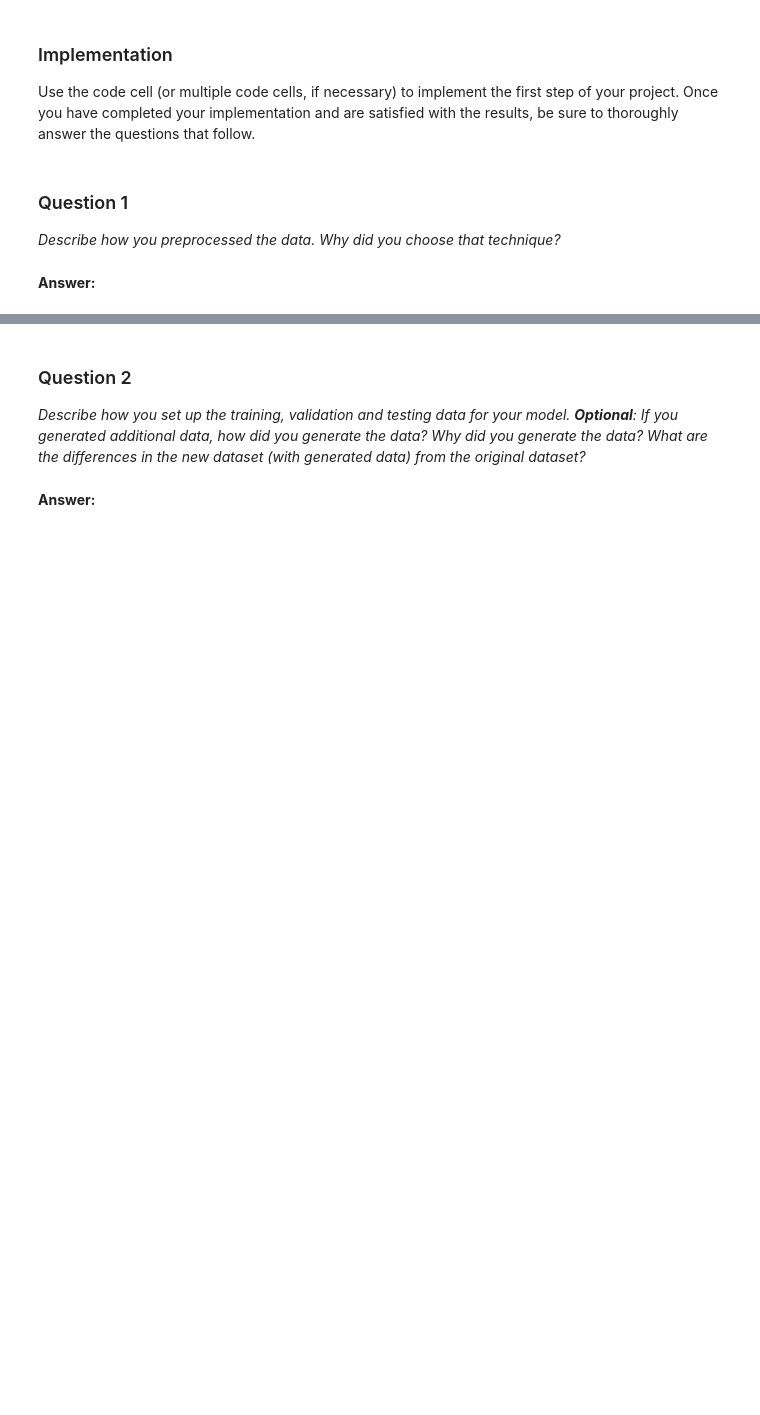
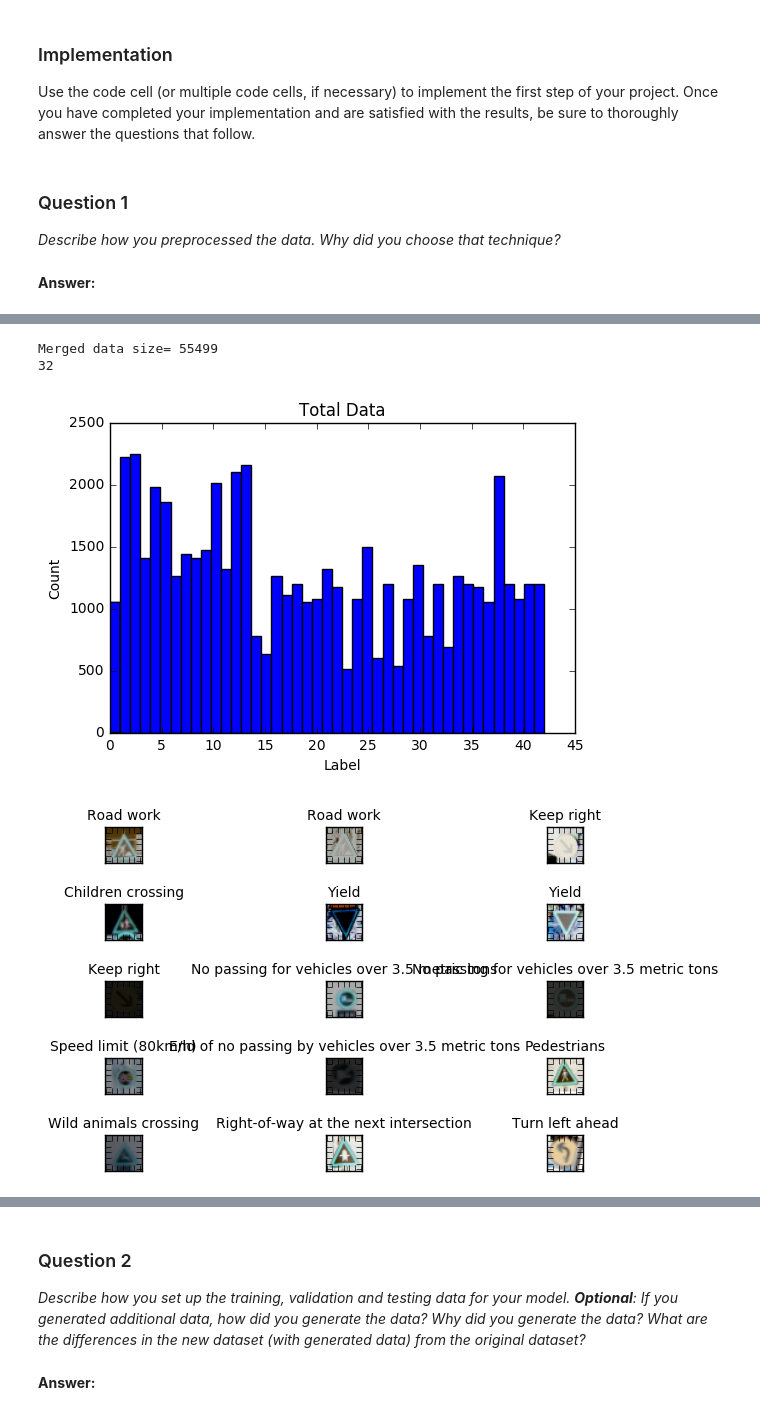
Before and after one commit to KiqueGar/CarND-Traffic-Sign-Classifier-Project, a Jupyter notebook: Traffic_Sign_Classifier.ipynb, the cells around one changed output, grey strips where cells are left out. Cells and saved outputs as stored; diff of their text form; code cells hidden in the pictures; blank space fills up the shorter version.

```diff
--- a/Traffic_Sign_Classifier.ipynb
+++ b/Traffic_Sign_Classifier.ipynb
@@ -274,3 +324,31 @@ augmented_lables=[]
+# %%
+
+
+y_train=np.append(np.array(y_train),np.array(augmented_labels), axis=0)
+del augmented_labels
+augmented_features = np.array([preprocess(im) for im in augmented_features ])
+X_train=np.append(np.array(X_train),np.array(augmented_features), axis=0)
+del augmented_features
+
+print("Merged data size= {}".format(len(X_train)))
+print(len(X_train[0][0]))
+
+plt.hist(y_train, bins=43)
+plt.title("Total Data")
+plt.xlabel("Label")
+plt.ylabel("Count")
+plt.show()
+
+"""
+X_train = np.array([preprocess(im) for im in X_train_new ])
+X_test = np.array([preprocess(data) for data in X_test])
+"""
+show_samples(15, X_train, y_train, randomize=True)
+# %% [output]
+Merged data size= 55499
+32
+[figure, added]
+[figure, added]
 # %%
 ### Shufling data
 
```
Also changed, not shown: parts of 7 cells of this notebook.
